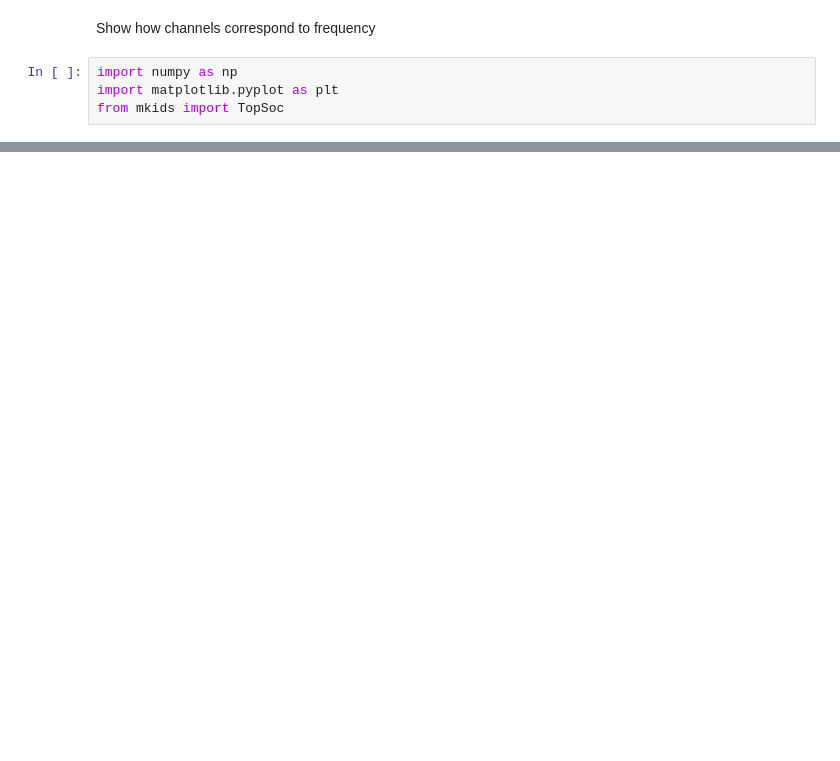
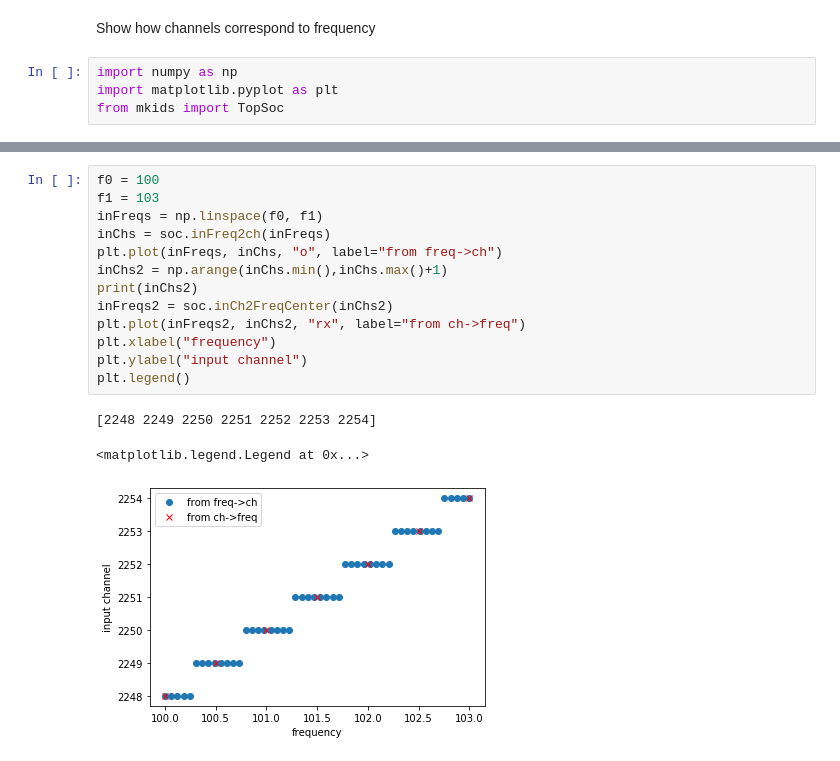
Before and after one commit to openquantumhardware/qick-tools, a Jupyter notebook: mkids/tutorial_03_channels_and_frequencies.ipynb, the cells around one changed output, grey strips where cells are left out. Saved outputs shown, nothing was run; the diff lists cells and outputs as text; blank space fills up the shorter version.

```diff
--- a/mkids/tutorial_03_channels_and_frequencies.ipynb
+++ b/mkids/tutorial_03_channels_and_frequencies.ipynb
@@ -8,0 +11,17 @@ soc = TopSoc()
+# %%
+f0 = 100
+f1 = 103
+inFreqs = np.linspace(f0, f1)
+inChs = soc.inFreq2ch(inFreqs)
+plt.plot(inFreqs, inChs, "o", label="from freq->ch")
+inChs2 = np.arange(inChs.min(),inChs.max()+1)
+print(inChs2)
+inFreqs2 = soc.inCh2FreqCenter(inChs2)
+plt.plot(inFreqs2, inChs2, "rx", label="from ch->freq")
+plt.xlabel("frequency")
+plt.ylabel("input channel")
+plt.legend()
+# %% [output]
+[2248 2249 2250 2251 2252 2253 2254]
+<matplotlib.legend.Legend at 0x...>
+[figure, added]
```
Also changed, not shown: parts of 12 cells of this notebook, 7 other files.
